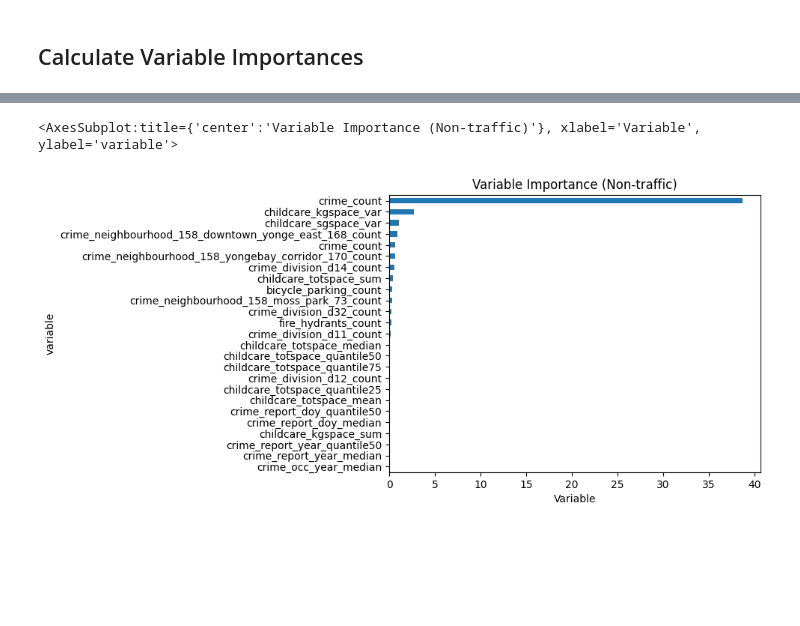
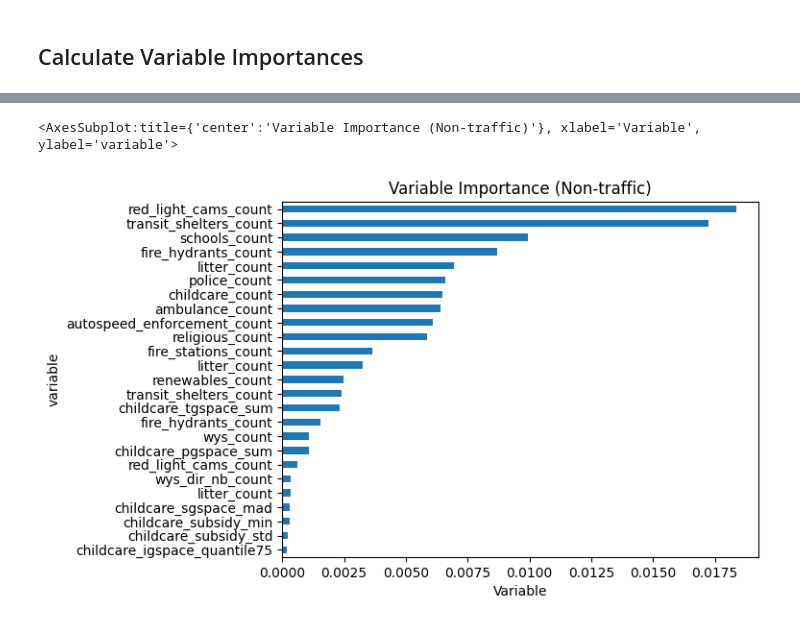
Before and after one commit to rrwen/wen-li-2026-geointerv, a Jupyter notebook: src/case-study/step2-outcome-modelling.ipynb, the cells around one changed output, grey strips where cells are left out. Cells and saved outputs as stored; diff of their text form; code cells hidden in the pictures; blank space fills up the shorter version.

```diff
--- a/src/case-study/step2-outcome-modelling.ipynb
+++ b/src/case-study/step2-outcome-modelling.ipynb
@@ -214,8 +214,8 @@ importances\
 # %%
-importances[~importances.variable.str.startswith(('traffic', 'centrelines'))]\
+importances[~importances.variable.str.startswith(('traffic', 'centrelines', 'crime'))]\
     .nlargest(25, 'importance_mean')\
     .sort_values(by='importance_mean')\
     .plot.barh(x='variable', y='importance_mean', xlabel='Variable', title='Variable Importance (Non-traffic)', legend=False)
 # %% [output]
 <AxesSubplot:title={'center':'Variable Importance (Non-traffic)'}, xlabel='Variable', ylabel='variable'>
-[figure, old version]
+[figure, new version]
```
Also changed, not shown: parts of 3 cells of this notebook.
